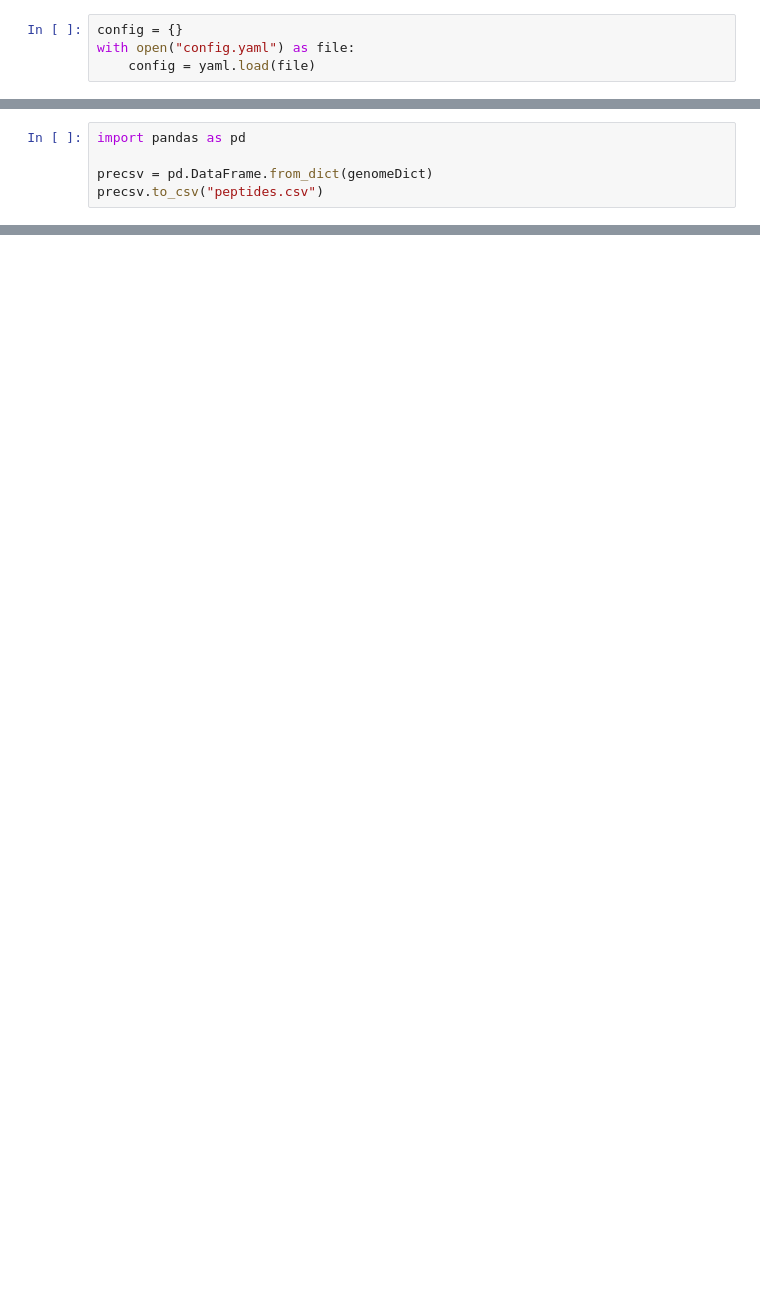
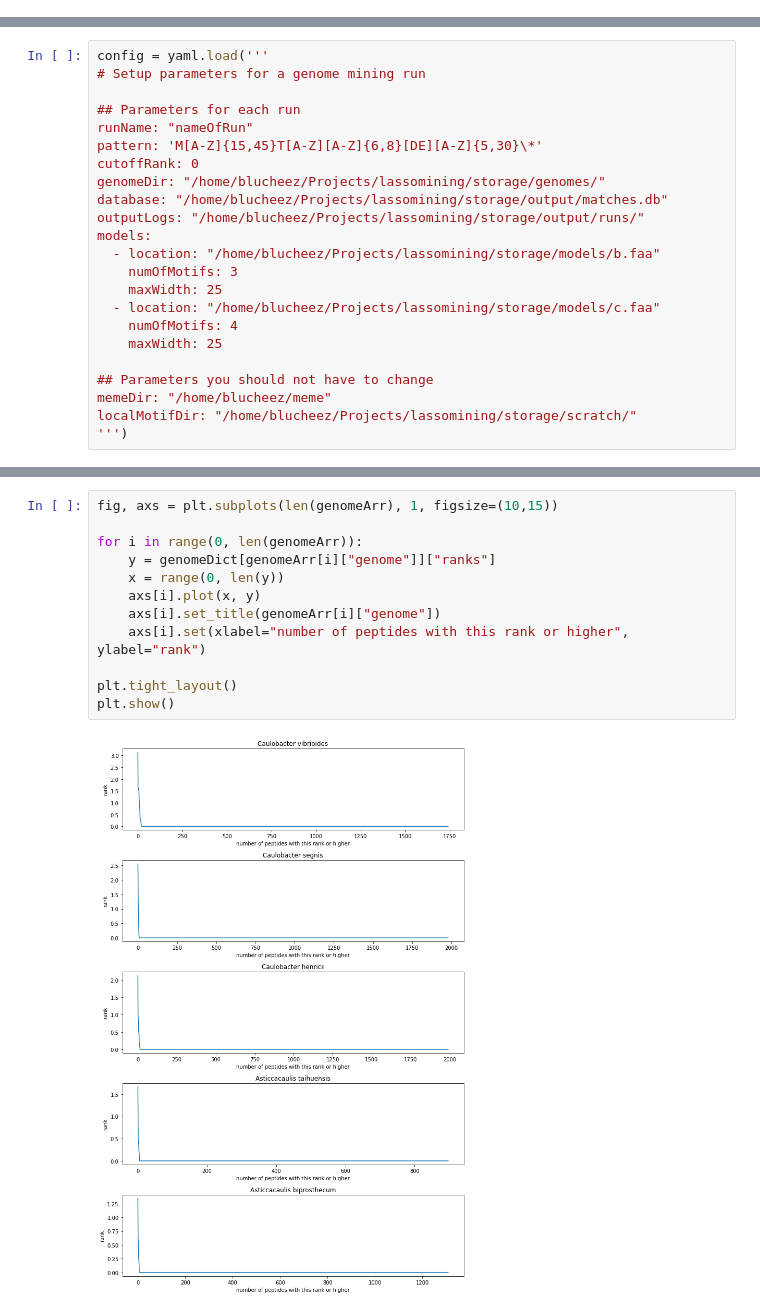
Before and after one commit to nathanalam/lassomining, a Jupyter notebook: View.ipynb, the cells around one changed output, grey strips where cells are left out. Saved outputs shown, nothing was run; the diff lists cells and outputs as text; blank space fills up the shorter version.

```diff
--- a/View.ipynb
+++ b/View.ipynb
@@ -12,4 +0,0 @@ import yaml
-# %%
-config = {}
-with open("config.yaml") as file:
-    config = yaml.load(file)
@@ -127,5 +0,0 @@ with open("genomeHits.txt", 'w') as file:
-# %%
-import pandas as pd
-
-precsv = pd.DataFrame.from_dict(genomeDict)
-precsv.to_csv("peptides.csv")
@@ -131,0 +34,23 @@ precsv.to_csv("peptides.csv")
+# %%
+config = yaml.load('''
+# Setup parameters for a genome mining run
+
+## Parameters for each run
+runName: "nameOfRun"
+pattern: 'M[A-Z]{15,45}T[A-Z][A-Z]{6,8}[DE][A-Z]{5,30}\*'
+cutoffRank: 0
+genomeDir: "/home/blucheez/Projects/lassomining/storage/genomes/"
+database: "/home/blucheez/Projects/lassomining/storage/output/matches.db"
+outputLogs: "/home/blucheez/Projects/lassomining/storage/output/runs/"
+models:
+  - location: "/home/blucheez/Projects/lassomining/storage/models/b.faa"
+    numOfMotifs: 3
+    maxWidth: 25
+  - location: "/home/blucheez/Projects/lassomining/storage/models/c.faa"
+    numOfMotifs: 4
+    maxWidth: 25
+
+## Parameters you should not have to change
+memeDir: "/home/blucheez/meme"
+localMotifDir: "/home/blucheez/Projects/lassomining/storage/scratch/"
+''')
@@ -131,0 +849,14 @@ precsv.to_csv("peptides.csv")
+# %%
+fig, axs = plt.subplots(len(genomeArr), 1, figsize=(10,15))
+
+for i in range(0, len(genomeArr)):
+    y = genomeDict[genomeArr[i]["genome"]]["ranks"]
+    x = range(0, len(y))
+    axs[i].plot(x, y)
+    axs[i].set_title(genomeArr[i]["genome"])
+    axs[i].set(xlabel="number of peptides with this rank or higher", ylabel="rank")
+
+plt.tight_layout()
+plt.show()
+# %% [output]
+[figure, added]
```
Also changed, not shown: parts of 27 cells of this notebook, 4 other files.
